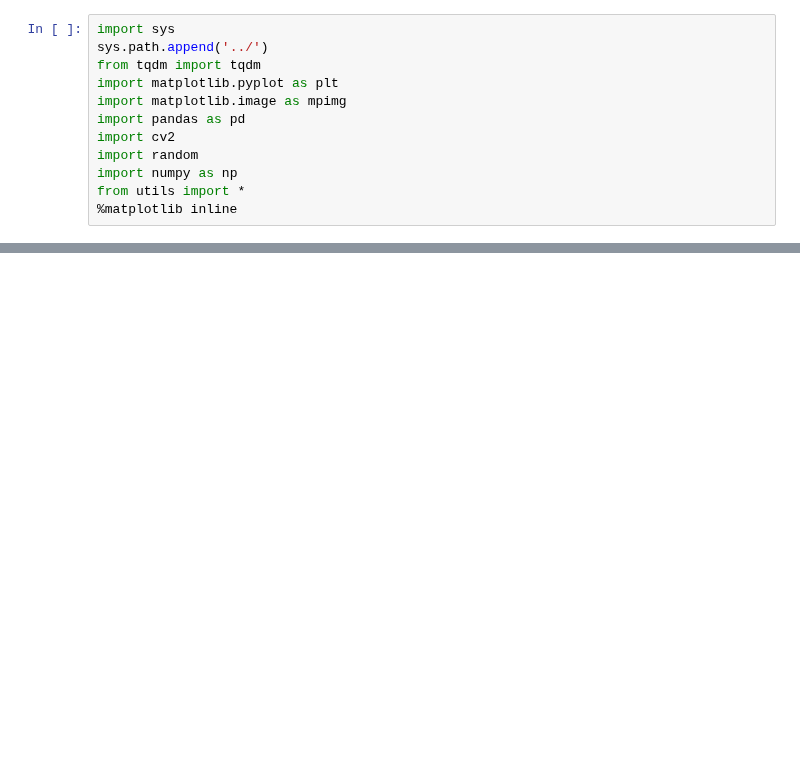
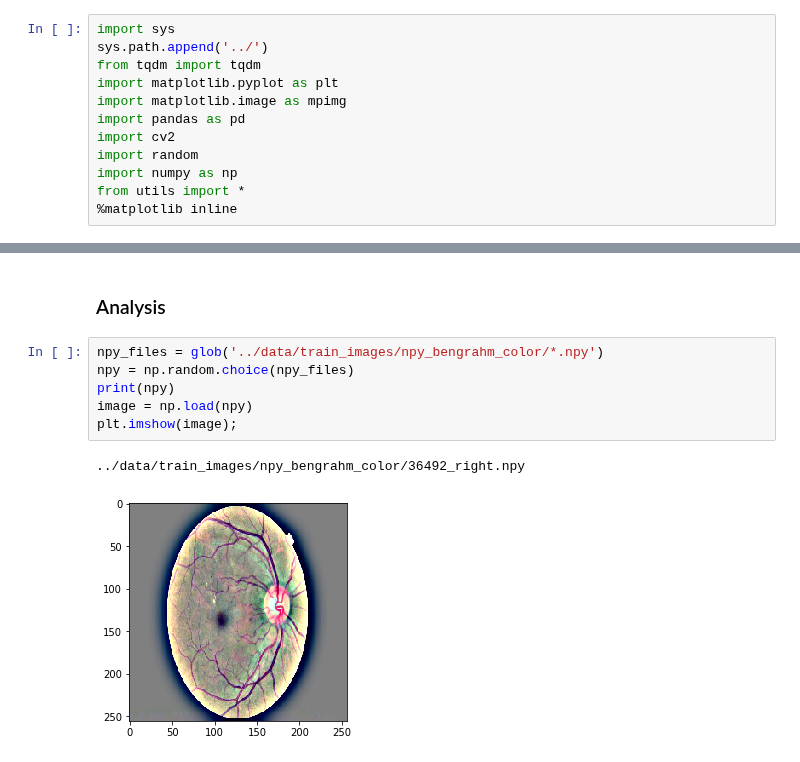
Before and after one commit to pyaf/Image-classification-pytorch, a Jupyter notebook: notebooks/prepare_npy.ipynb, the cells around one changed output, grey strips where cells are left out. Cells and saved outputs as stored; diff of their text form; blank space fills up the shorter version.

```diff
--- a/notebooks/prepare_npy.ipynb
+++ b/notebooks/prepare_npy.ipynb
@@ -90,0 +110,11 @@ dtype('uint8')
+# %% [markdown]
+### Analysis
+# %%
+npy_files = glob('../data/train_images/npy_bengrahm_color/*.npy')
+npy = np.random.choice(npy_files)
+print(npy)
+image = np.load(npy)
+plt.imshow(image);
+# %% [output]
+../data/train_images/npy_bengrahm_color/36492_right.npy
+[figure, added]
```
Also changed, not shown: parts of 17 cells of this notebook, 10 other files.
